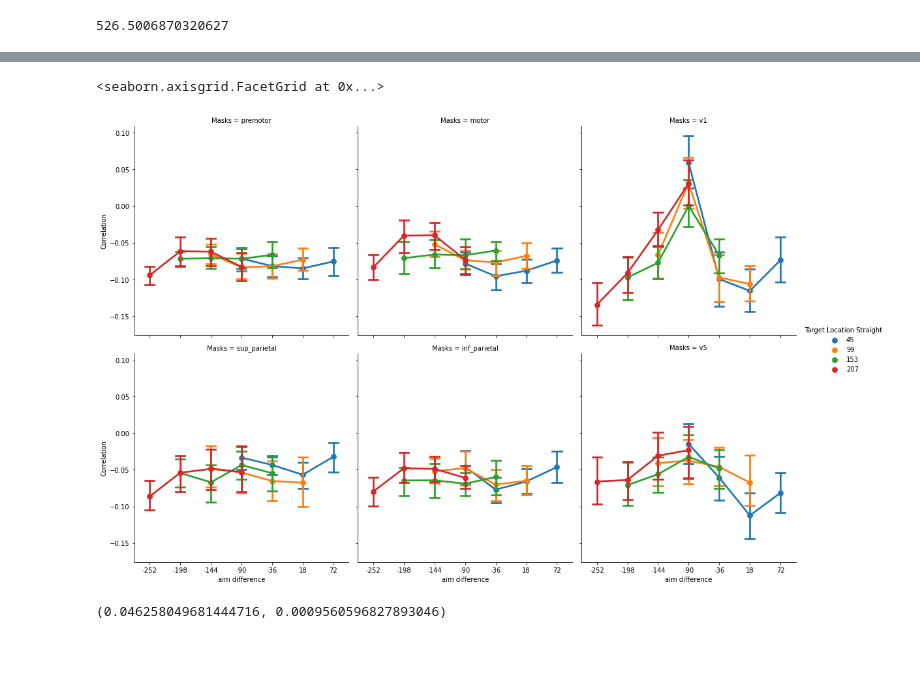
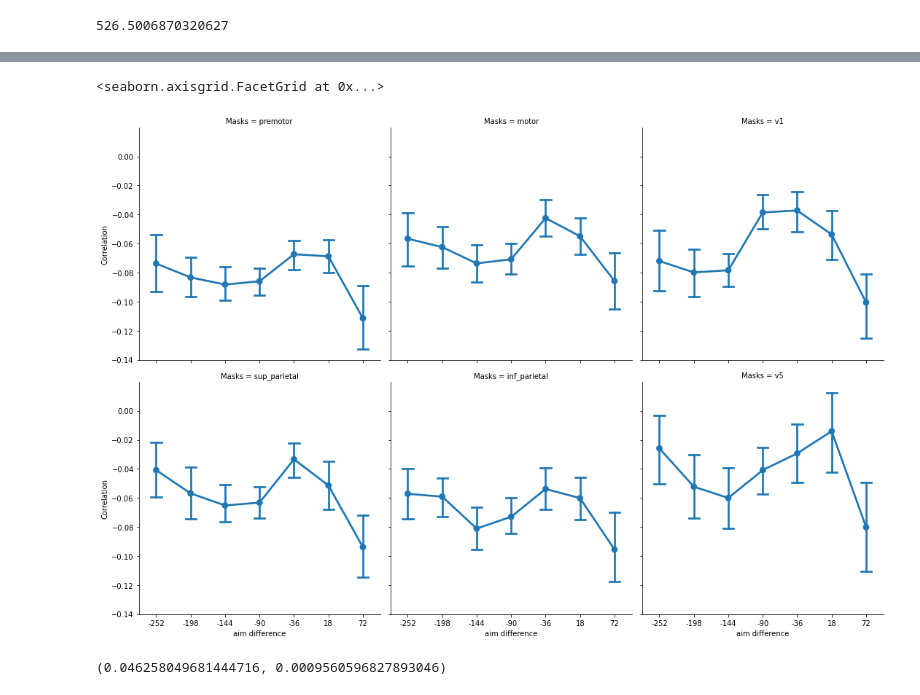
Before and after one commit to tejas-savalia/fmri_project, a Jupyter notebook: mvpa_classification.ipynb, the cells around one changed output, grey strips where cells are left out. Cells and saved outputs as stored; diff of their text form; code cells hidden in the pictures; blank space fills up the shorter version.

Commit message:
early and late prep phase separated

```diff
--- a/mvpa_classification.ipynb
+++ b/mvpa_classification.ipynb
@@ -246,9 +246,12 @@ mlp_scores = []
 mlp_estimators = []
 weights_rotate = np.zeros((18, 6, 4), dtype = object)
 weights_straight = np.zeros((18, 6, 4), dtype = object)
-weight_data_corr = np.zeros((18, 6, 4, 4))
+str_weight_rot_data_corr = np.zeros((18, 6, 4, 4))
+rot_weight_str_data_corr = np.zeros((18, 6, 4, 4))
 weight_data_corr_3split = np.zeros((18, 6, 4, 3, 4))
 weight_weight_corr = np.zeros((18, 6, 4, 4))
+straight_train_acc = np.zeros((18, 6))
+rotate_train_acc = np.zeros((18, 6))
 
 for s, subject_id in enumerate(subject_list):
     for m, mask in enumerate(masks.keys()):
@@ -256,14 +259,14 @@ for s, subject_id in enumerate(subject_list):
         X_rotate = []
         for run in range(1, 11):
             run_no = str(run).zfill(2)
-            beta_maps_dir = f'analyses_results/sub-{subject_id}/beta_maps/trial_level/run-{run_no}/'
-            run_beta_maps = os.listdir(f'analyses_results/sub-{subject_id}/beta_maps/trial_level/run-{run_no}/')
+            beta_maps_dir = f'analyses_results/sub-{subject_id}/beta_maps/trial_level/run-{run_no}/prep_late_prep/'
+            run_beta_maps = os.listdir(f'analyses_results/sub-{subject_id}/beta_maps/trial_level/run-{run_no}/prep_late_prep')
 
             z_maps = {}
 
             for i in run_beta_maps:
-                if 'prep' in i:
-                    z_maps[i[5:-7]] = image.load_img(os.path.join(beta_maps_dir, i))
+                if i.startswith('late'):
+                    z_maps[i[10:-7]] = image.load_img(os.path.join(beta_maps_dir, i))
 
             #Sorted by first number
             all_images = image.concat_imgs((z_maps['153'], z_maps['207'], z_maps['45'], z_maps['99']))
@@ -293,17 +296,20 @@ for s, subject_id in enumerate(subject_list):
 
         lin_clf_rotate = svm.LinearSVC(max_iter=10000)
         lin_clf_rotate.fit(X_rotate, y_rotate)
+        rotate_train_acc[s, m] = lin_clf_rotate.score(X_rotate, y_rotate)
 
         lin_clf_straight = svm.LinearSVC(max_iter=10000)
         lin_clf_straight.fit(X_straight, y_straight)
+        straight_train_acc[s, m] = lin_clf_straight.score(X_straight, y_straight)
 
         for ts in range(len(targets)):
             weights_straight[s][m][ts] = lin_clf_straight.coef_[ts]
             for tr, target in enumerate(targets):
                 weights_rotate[s][m][tr] = lin_clf_rotate.coef_[tr]
 #                 for split in range(3):
-                weight_data_corr[s][m][ts][tr] = stat.pearsonr(weights_rotate[s][m][ts], np.mean(X_straight[y_straight == target], axis = 0))[0]
-                #weight_weight_corr[s][m][ts][tr] = stat.pearsonr(weights_straight[s][m][ts], weights_rotate[s][m][tr])[0]
+                rot_weight_str_data_corr[s][m][ts][tr] = stat.pearsonr(weights_rotate[s][m][ts], np.mean(X_straight[y_straight == target], axis = 0))[0]
+                weight_weight_corr[s][m][ts][tr] = stat.pearsonr(weights_straight[s][m][ts], weights_rotate[s][m][tr])[0]
+                str_weight_rot_data_corr[s][m][ts][tr] = stat.pearsonr(weights_straight[s][m][ts], np.mean(X_rotate[y_rotate == target], axis = 0))[0]
 
 
         print("Mask done: ", mask)
@@ -334,10 +340,10 @@ for s, subject in enumerate(subject_list):
             for tr, target_loc_rotate  in enumerate(['153', '207', '45', '99']):
                 kl_divergence[s][m][ts][tr] = np.ma.masked_invalid(kl_div(weights_rotate[s][m][tr], weights_straight[s][m][ts])).sum()
 # %%
-weight_data_rot_corr_df = pd.DataFrame({'Participants': np.repeat(subject_list, len(masks.keys())*len(targets)*len(targets)),
+rot_weight_str_data_corr_df = pd.DataFrame({'Participants': np.repeat(subject_list, len(masks.keys())*len(targets)*len(targets)),
                                  'Masks': np.tile(np.repeat(list(masks.keys()), len(targets)*len(targets)), len(subject_list)),
                                  'Target Location Straight': np.tile(np.repeat(targets, len(targets)), len(subject_list)*len(masks.keys())),
                                  'Target Location Rotate': np.tile(targets, len(targets)*len(subject_list)*len(masks.keys())),
-                                 'Correlation': np.ravel(weight_data_corr)
+                                 'Correlation': np.ravel(rot_weight_str_data_corr)
                                 })
-weight_data_rot_corr_df.to_csv('weight_data_rot_corr_svm_prep.csv')
+rot_weight_str_data_corr_df.to_csv('rot_weight_str_data_corr_svm_late_prep.csv')
@@ -344,15 +364,15 @@ weight_data_rot_corr_df.to_csv('weight_data_rot_corr_svm_prep.csv')
 # %%
 weight_data_rot_corr_df = pd.read_csv('weight_data_rot_corr_svm_mov.csv').drop('Unnamed: 0', axis = 1)
 # %%
-weight_data_rot_corr_df['aim direction'] = weight_data_rot_corr_df['Target Location Rotate'].astype(int) - 90
-weight_data_rot_corr_df['aim difference'] = weight_data_rot_corr_df['aim direction'] - weight_data_rot_corr_df['Target Location Straight'].astype(int)
+str_weight_rot_data_corr_df['aim direction'] = rot_weight_str_data_corr_df['Target Location Rotate'].astype(int) - 90
+str_weight_rot_data_corr_df['aim difference'] = rot_weight_str_data_corr_df['aim direction'] - rot_weight_str_data_corr_df['Target Location Straight'].astype(int)
 # %%
-sns.catplot(hue = 'Target Location Straight', y = 'Correlation', x = 'aim difference', col = 'Masks',
-           data = weight_data_rot_corr_df,
+sns.catplot( y = 'Correlation', x = 'aim difference', col = 'Masks',
+           data = str_weight_rot_data_corr_df,
            kind = 'point', col_wrap = 3, capsize = 0.3)
 # %% [output]
 <seaborn.axisgrid.FacetGrid at 0x...>
-[figure, old version]
+[figure, new version]
 # %%
 from sklearn.metrics import pairwise_distances
 rdm_corr = np.zeros((18, 6, 4, 4))
```
Also changed, not shown: parts of 2 cells of this notebook, 10 other files.
